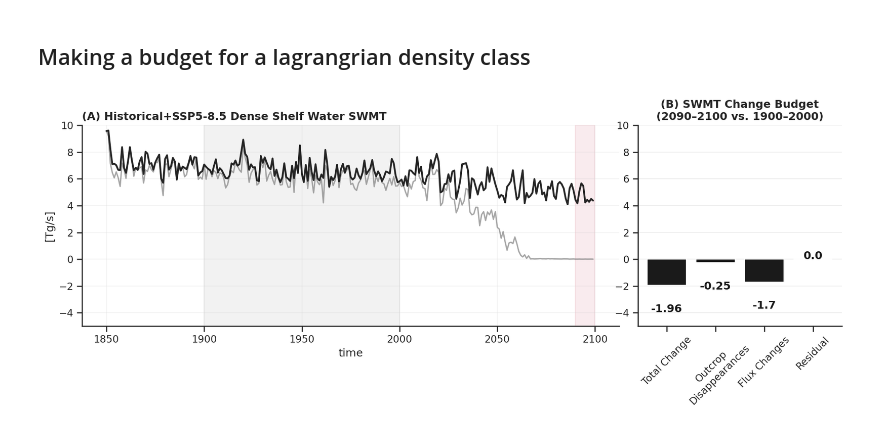
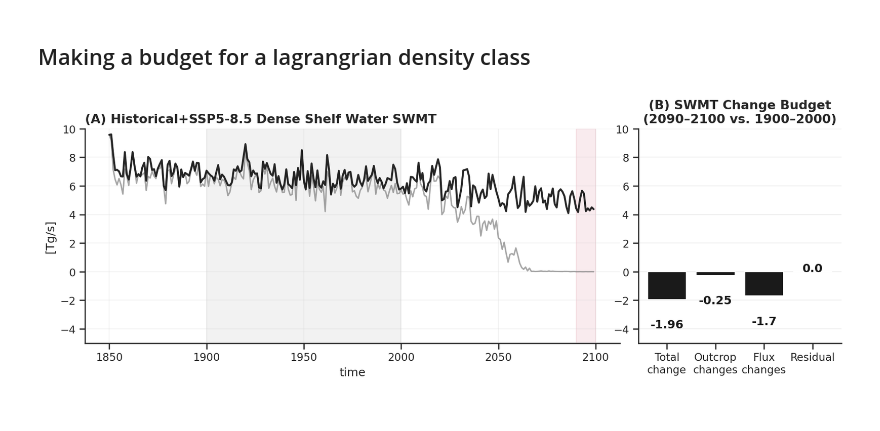
Before and after one commit to anthony-meza/CM4XAbyssalSWMT, a Jupyter notebook: notebooks/3p.plotting_SouthernOcean_Full_Budget_Paper_Analysis_fixed.ipynb, the cells around one changed output. Cells and saved outputs as stored; diff of their text form; code cells hidden in the pictures.

```diff
--- a/notebooks/3p.plotting_SouthernOcean_Full_Budget_Paper_Analysis_fixed.ipynb
+++ b/notebooks/3p.plotting_SouthernOcean_Full_Budget_Paper_Analysis_fixed.ipynb
@@ -514,7 +517,7 @@ main_terms += ["other_terms"]
 main_terms_labels = [SWMT_var_to_label[k].replace(' ',"\n") for k in main_terms]
 # %%
 # Create a figure
-fig = plt.figure(figsize=(15, 4))
+fig = plt.figure(figsize=(14, 4))
 
 # Create a GridSpec with 4 columns, where the first plot takes up 3/4 and the second takes 1/4
 gs = gridspec.GridSpec(1, 7)
@@ -537,7 +540,7 @@ ax.plot(tendencies_SWMT.year, tendencies_SWMT["SWMT"].sel(exp = "forced"),
 
 ax.set_ylabel(f"[{mass_flux_units}]")
 
-ax.set_title("(A) Historical+SSP5-8.5 Dense Shelf Water SWMT", fontweight = "bold", loc='left')
+ax.set_title("(A) Historical+SSP5-8.5 Dense Shelf Water SWMT", fontweight = "bold", loc='left', fontsize = 13)
 ax.set_xlabel("time")
 ax.tick_params(bottom=True, left=True)
 
@@ -549,40 +552,40 @@ ax.axvspan(proj_focus_time[0], proj_focus_time[1], color=expt_colors["forced"],
 outcrop_shift = toTg * ds_diff_decomp["domain_shift"]
 flux_change_on_preexist_outcrop = toTg * ds_diff_decomp["integrand_change"]
 true_diff = toTg * ds_diff_decomp["true_total"]
 residual = true_diff - (toTg *  ds_diff_decomp["reconstructed_total"])
 other_terms = (true_diff - residual) - (outcrop_shift + flux_change_on_preexist_outcrop)
 residual = np.round(residual, 2) + 0.0
 other_terms = np.round(other_terms, 2) + 0.0
 
 lab_to_data = {
-    "Total Change": true_diff,
-    "Outcrop\nDisappearances": outcrop_shift,
-    "Flux Changes":  flux_change_on_preexist_outcrop,
+    "Total\nchange": true_diff,
+    "Outcrop\nchanges": outcrop_shift,
+    "Flux\nchanges":  flux_change_on_preexist_outcrop,
     "Residual":  other_terms + residual}
 
 
 ax2 = fig.add_subplot(gs[0, 5:], sharey = ax1)
 ax = ax2
-ax.set_title("(B) SWMT Change Budget\n(2090–2100 vs. 1900–2000)", fontweight = "bold", loc='center')
+ax.set_title("(B) SWMT Change Budget\n(2090–2100 vs. 1900–2000)", fontweight = "bold", loc='center', fontsize = 13)
 labs = [k for k in lab_to_data.keys()]
 bars= ax.bar(labs, [lab_to_data[k].values for k in labs], color = "k") #change to grey red
 # add_bar_numbers(bars, ax)
 for t in ax.get_xticklabels():
-    t.set_rotation(45)
+    # t.set_rotation(45)
     t.set_ha("center")
 ax.grid(alpha = 0.3)
 ax.xaxis.grid(False)
 add_bar_numbers(bars, ax)
 
 
 for a in [ax1, ax2]:
     a.spines["top"].set_visible(False)
     a.spines["right"].set_visible(False)
     a.set_ylim(-5, 10)
 
-fig.savefig("plots/DSW_SWMT_Budget.png", dpi = 250, bbox_inches = "tight")
+fig.savefig("plots/DSW_SWMT_Budget.png", dpi = 150, bbox_inches = "tight")
 # %% [output]
-[figure, old version]
+[figure, new version]
 # %%
 exclude_vars = {"boundary_fluxes_heat", "SWMT", "SWMT_salt_approx", "SWMT_heat_approx", "SWMT_heat", "SWMT_salt", "SWMT_heat_residual", "SWMT_salt_residual", "SWMT_residual"}
 decomp_vars = sorted(list(set(tendencies_SWMT.data_vars) - exclude_vars))
```
Also changed, not shown: parts of 4 cells of this notebook, 1 other file.
